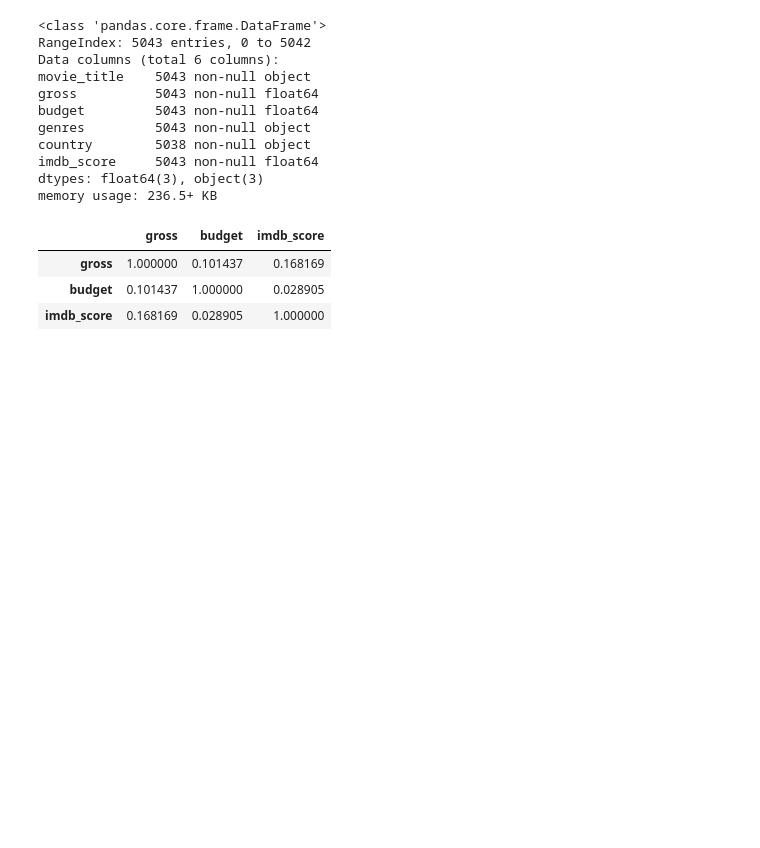
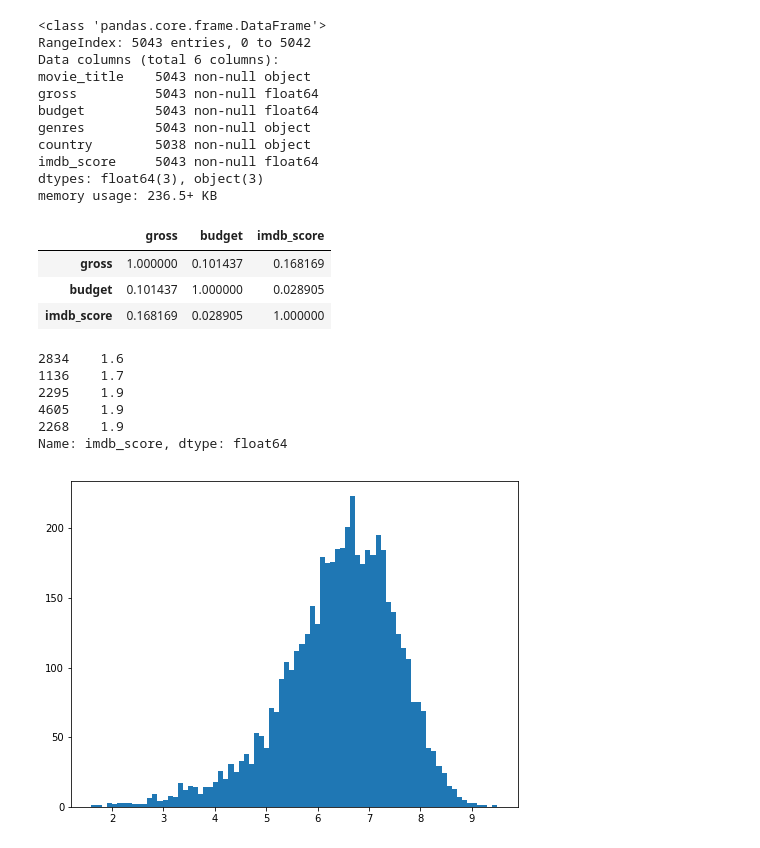
Before and after one commit to annulet/matstat, a Jupyter notebook: project.ipynb, the cells around one changed output. Cells and saved outputs as stored; diff of their text form; code cells hidden in the pictures; blank space fills up the shorter version.

```diff
--- a/project.ipynb
+++ b/project.ipynb
@@ -106,3 +114,19 @@ imdb.corr()
 | gross | 1.000000 | 0.101437 | 0.168169 |
 | budget | 0.101437 | 1.000000 | 0.028905 |
 | imdb_score | 0.168169 | 0.028905 | 1.000000 |
+# %%
+score = imdb.loc[:, 'imdb_score'].sort_values()
+score.head()
+# %% [output]
+2834    1.6
+1136    1.7
+2295    1.9
+4605    1.9
+2268    1.9
+Name: imdb_score, dtype: float64
+# %%
+rcParams['figure.figsize'] = 8, 6
+plt.hist(score, bins=80)
+plt.show()
+# %% [output]
+[figure, added]
```
Also changed, not shown: parts of 2 cells of this notebook.
